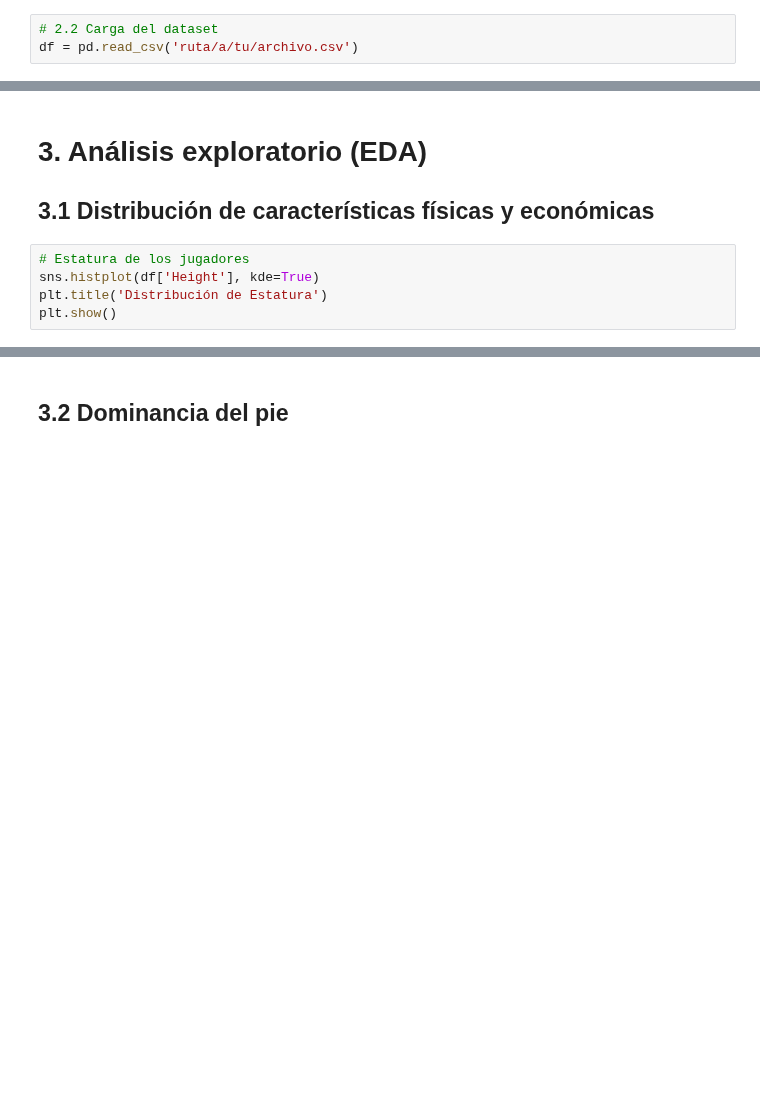
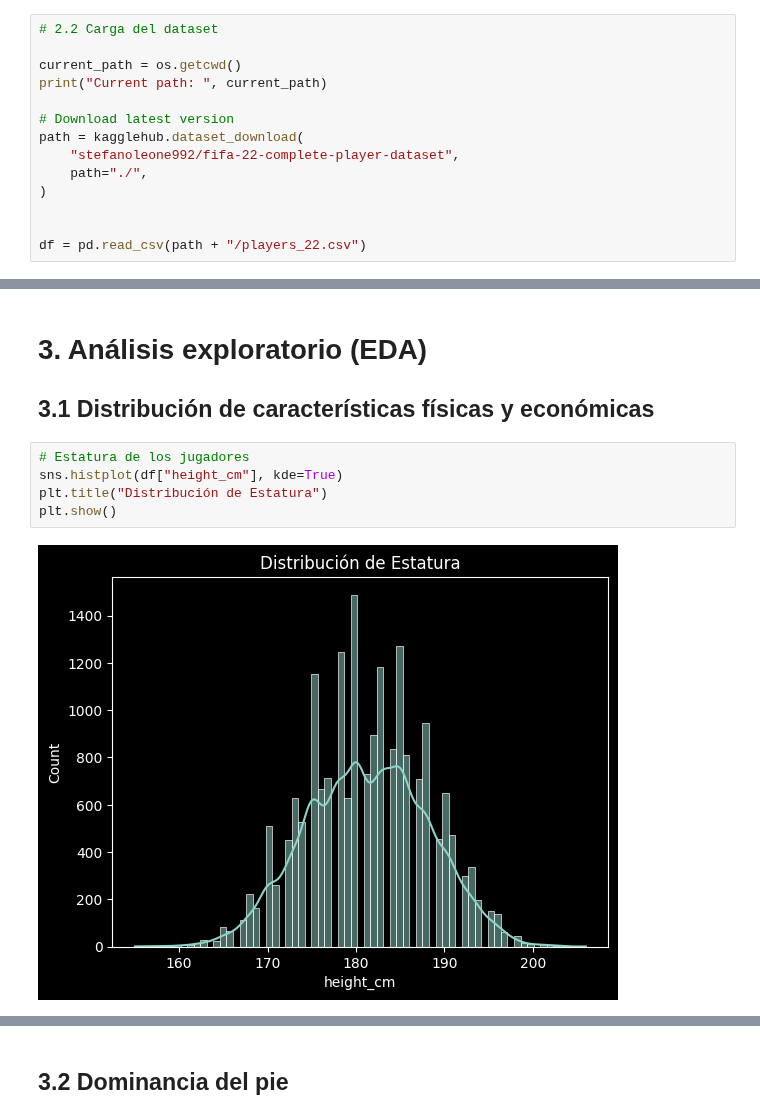
Before and after one commit to julihocc/202511-tec-3d, a Jupyter notebook: fifa22.ipynb, the cells around one changed output, grey strips where cells are left out. Cells and saved outputs as stored; diff of their text form; blank space fills up the shorter version.

```diff
--- a/fifa22.ipynb
+++ b/fifa22.ipynb
@@ -16,3 +18,14 @@ import seaborn as sns
 # %%
 # 2.2 Carga del dataset
-df = pd.read_csv('ruta/a/tu/archivo.csv')
+
+current_path = os.getcwd()
+print("Current path: ", current_path)
+
+# Download latest version
+path = kagglehub.dataset_download(
+    "stefanoleone992/fifa-22-complete-player-dataset",
+    path="./",
+)
+
+
+df = pd.read_csv(path + "/players_22.csv")
@@ -32,8 +89,10 @@ df.isnull().sum()
 ## 3.1 Distribución de características físicas y económicas
 # %%
 # Estatura de los jugadores
-sns.histplot(df['Height'], kde=True)
-plt.title('Distribución de Estatura')
+sns.histplot(df["height_cm"], kde=True)
+plt.title("Distribución de Estatura")
 plt.show()
+# %% [output]
+[figure, added]
 # %%
 # Peso de los jugadores
```
Also changed, not shown: parts of 20 cells of this notebook.
